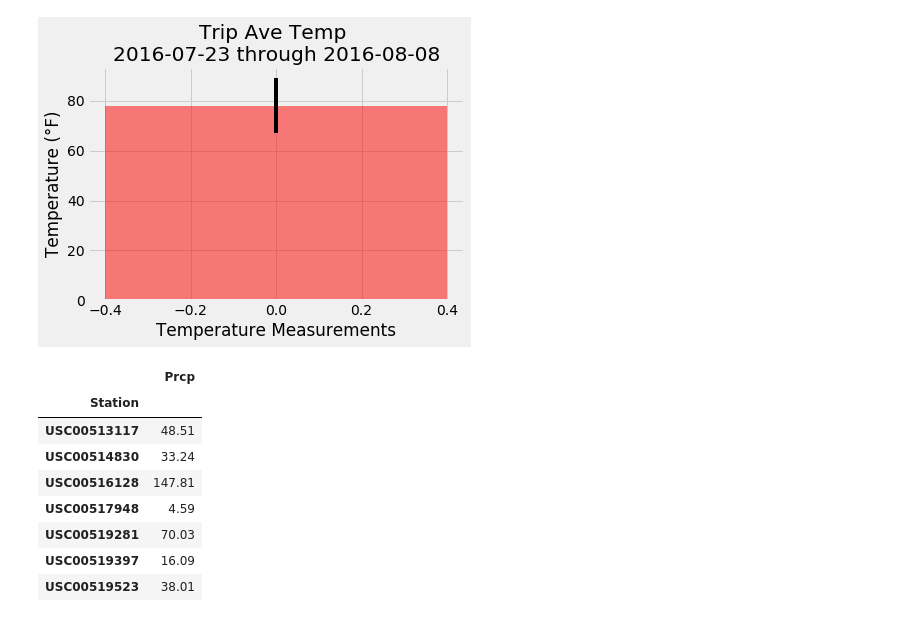
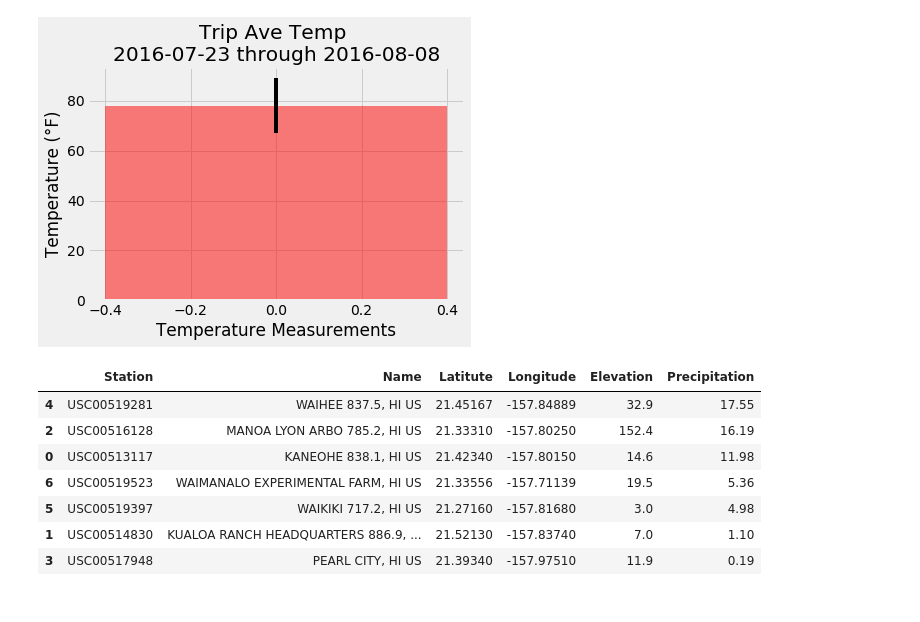
Before and after one commit to annmcnamara/sqlalchemy-challenge, a Jupyter notebook: climate_starter.ipynb, the cells around one changed output. Saved outputs shown, nothing was run; the diff lists cells and outputs as text; code cells hidden in the pictures.

```diff
--- a/climate_starter.ipynb
+++ b/climate_starter.ipynb
@@ -346,23 +355,52 @@ plt.title ( f'Trip Ave Temp \n{one_year_before_start} through {one_year_before_e
 plt.show()
 # %% [output]
 [figure]
+# %%
+# This function called `calc_rainfall` will accept start date and end date in the format '%Y-%m-%d'
+# and return the total amount of rainfall for that range of dates
+def calc_rainfall(start_date, end_date):
+    """STATION, NAME, LATITUDE, LONGITUDE, ELEVATION, and PRECIPTIATION for a list of rainfall.
+
+    Args:
+        start_date (string): A date string in the format %Y-%m-%d
+        end_date (string): A date string in the format %Y-%m-%d
+
+    Returns:
+        STATION, NAME, LATITUDE, LONGITUDE, ELEVATION, and PRECIPTIATION
+    """
+
+#
+    return session.query(Station.station, Station.name, Station.latitude, Station.longitude, Station.elevation,\
+         func.sum(Measurement.prcp)).group_by(Station.name).filter(Station.station == Measurement.station)\
+        .filter(Measurement.date >= start_date).filter(Measurement.date <= end_date).all()
+# function usage example
+#print(calc_temps('2012-02-28', '2012-03-05'))
 # %%
 # Calculate the total amount of rainfall per weather station for your trip dates
 # using the previous year's matching dates.
 # Sort this in descending order by precipitation amount a
 # and list the station, name, latitude, longitude, and elevation
 
-df.groupby('Station').sum()
+
+#print(calc_rainfall(one_year_before_start, one_year_before_end))
+rain_results = calc_rainfall(one_year_before_start, one_year_before_end)
+
+rainfall_df = pd.DataFrame(rain_results[:], columns=['Station', 'Name', 'Latitute',\
+                                                     'Longitude', 'Elevation', 'Precipitation'])
+
+#df.groupby('Station').sum()
+rainfall_df
+
+rainfall_df.sort_values(by=['Precipitation'], ascending=False)
 # %% [output]
-|  | Prcp |
-| Station |  |
-| USC00513117 | 48.51 |
-| USC00514830 | 33.24 |
-| USC00516128 | 147.81 |
-| USC00517948 | 4.59 |
-| USC00519281 | 70.03 |
-| USC00519397 | 16.09 |
-| USC00519523 | 38.01 |
+|  | Station | Name | Latitute | Longitude | Elevation | Precipitation |
+| 4 | USC00519281 | WAIHEE 837.5, HI US | 21.45167 | -157.84889 | 32.9 | 17.55 |
+| 2 | USC00516128 | MANOA LYON ARBO 785.2, HI US | 21.33310 | -157.80250 | 152.4 | 16.19 |
+| 0 | USC00513117 | KANEOHE 838.1, HI US | 21.42340 | -157.80150 | 14.6 | 11.98 |
+| 6 | USC00519523 | WAIMANALO EXPERIMENTAL FARM, HI US | 21.33556 | -157.71139 | 19.5 | 5.36 |
+| 5 | USC00519397 | WAIKIKI 717.2, HI US | 21.27160 | -157.81680 | 3.0 | 4.98 |
+| 1 | USC00514830 | KUALOA RANCH HEADQUARTERS 886.9, ... | 21.52130 | -157.83740 | 7.0 | 1.10 |
+| 3 | USC00517948 | PEARL CITY, HI US | 21.39340 | -157.97510 | 11.9 | 0.19 |
 # %%
 # Create a query that will calculate the daily normals
 # (i.e. the averages for tmin, tmax, and tavg for all historic data matching a specific month and day)
```
Also changed, not shown: parts of 4 cells of this notebook.
